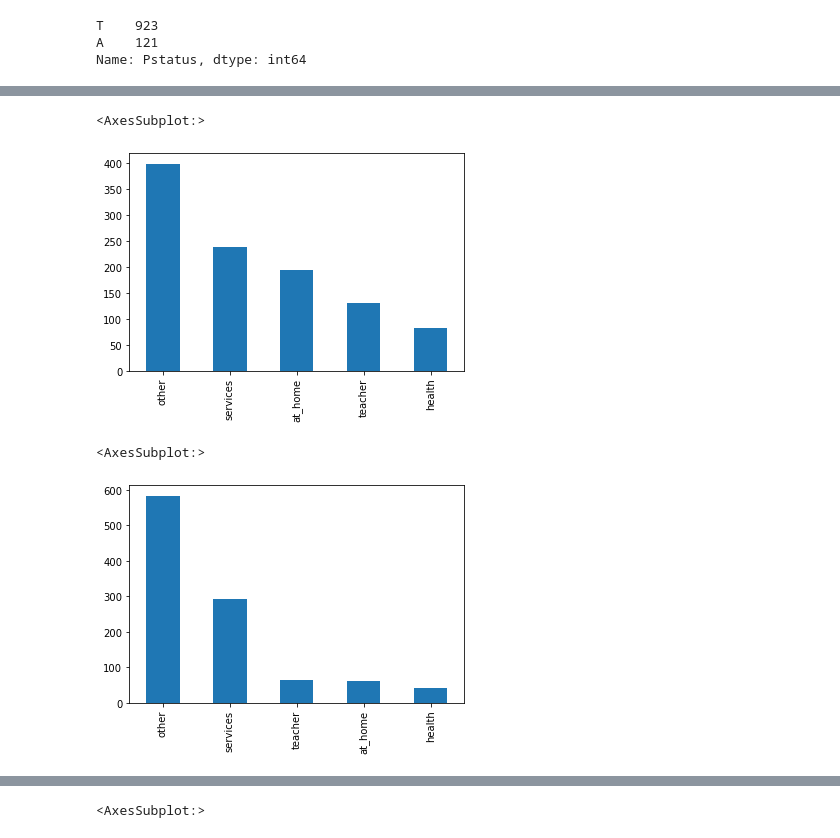
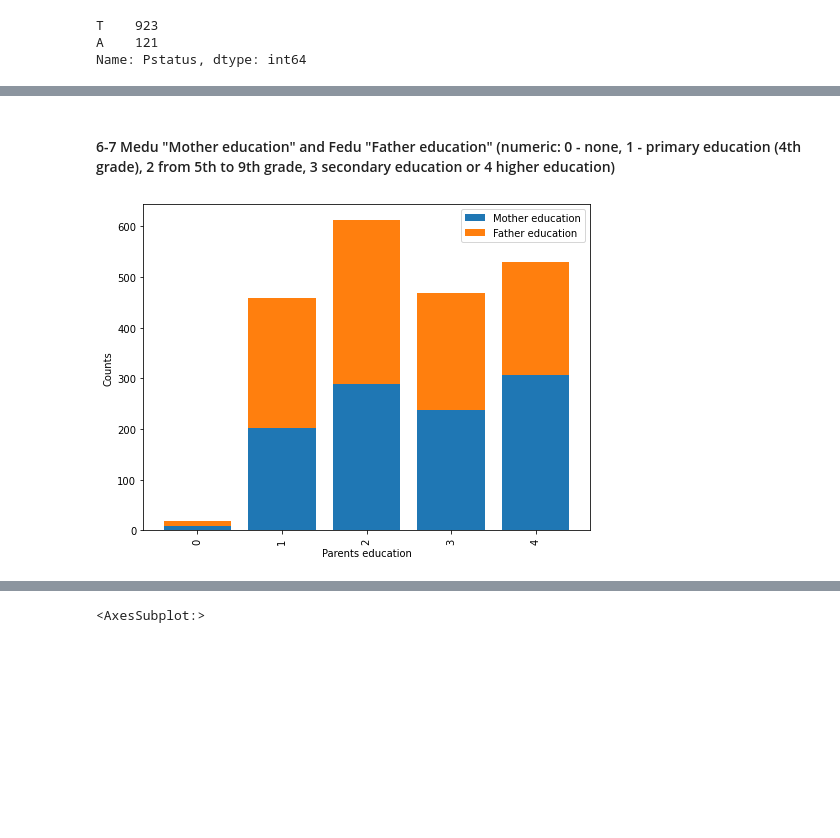
Before and after one commit to AleksanderWernik/Portugese_students, a Jupyter notebook: Students.ipynb, the cells around one changed output, grey strips where cells are left out. Drawn from its saved outputs; the diff is of its cells as text; code cells hidden in the pictures; blank space fills up the shorter version.

```diff
--- a/Students.ipynb
+++ b/Students.ipynb
@@ -255,12 +243,17 @@ df['Fedu'].value_counts().plot(kind='bar')
-# %%
-#8 Mjob "Mother job" (nominal: 'teacher', 'health' care related, civil 'services', 'at_home' or 'other')
-df['Mjob'].value_counts().plot(kind='bar')
-# %% [output]
-<AxesSubplot:>
-[figure, removed]
-# %%
-#9 Fjob "Father job" (nominal: 'teacher', 'health' care related, civil 'services', 'at_home' or 'other')
-df['Fjob'].value_counts().plot(kind='bar')
-# %% [output]
-<AxesSubplot:>
-[figure, removed]
+# %% [markdown]
+#### 6-7  Medu "Mother education" and Fedu "Father education" (numeric: 0 - none, 1 - primary education (4th grade), 2 from 5th to 9th grade, 3 secondary education or 4 higher education)
+# %%
+MFedu=df[['Medu','Fedu']].apply(pd.Series.value_counts)
+
+fig, ax=plt.subplots(figsize=(8,6))
+
+ax.bar(MFedu.index, MFedu['Medu'], label='Mother education')
+ax.bar(MFedu.index, MFedu['Fedu'], label='Father education', bottom=MFedu['Medu'])
+
+ax.xaxis.set_tick_params(rotation=90)
+ax.set_xlabel('Parents education')
+ax.set_ylabel('Counts')
+ax.legend()
+plt.show()
+# %% [output]
+[figure, added]
```
Also changed, not shown: parts of 106 cells of this notebook.
